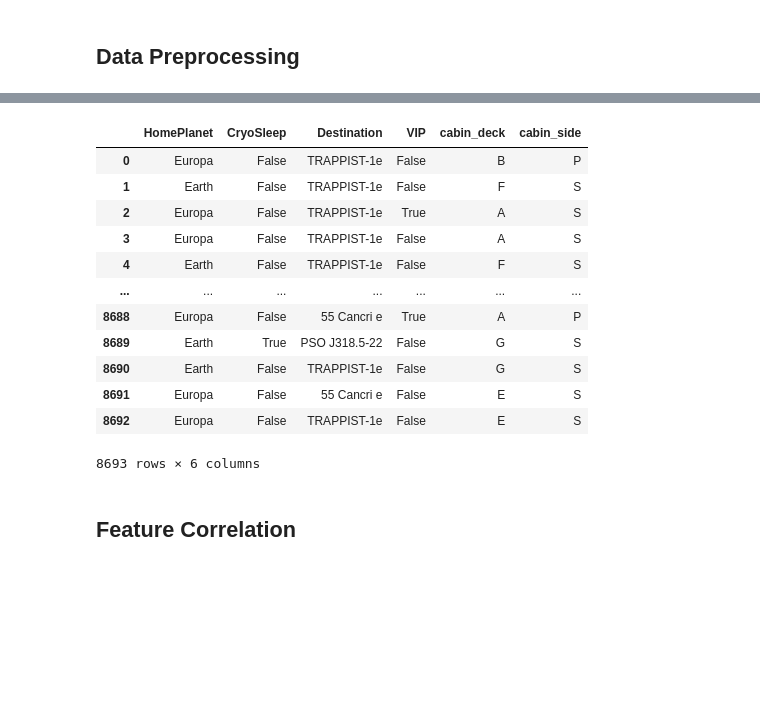
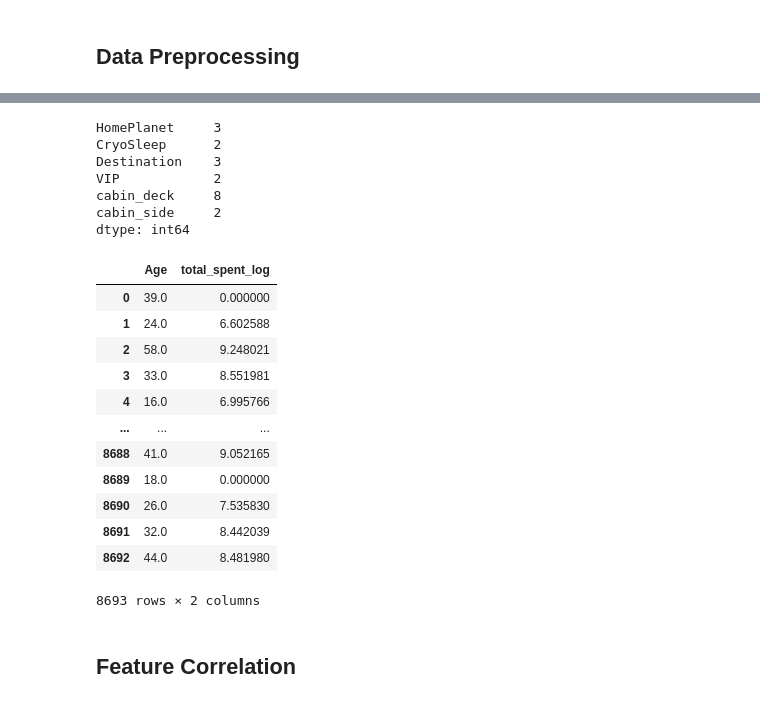
Before and after one commit to Tomateau/spaceship-titanic, a Jupyter notebook: Spaceship_Titanic.ipynb, the cells around one changed output, grey strips where cells are left out. Saved outputs shown, nothing was run; the diff lists cells and outputs as text; code cells hidden in the pictures; blank space fills up the shorter version.

```diff
--- a/Spaceship_Titanic.ipynb
+++ b/Spaceship_Titanic.ipynb
@@ -124,17 +178,27 @@ X.shape
 # %%
-X.select_dtypes(include='object')
+X.select_dtypes(include='object').nunique()
 # %% [output]
-|  | HomePlanet | CryoSleep | Destination | VIP | cabin_deck | cabin_side |
-| 0 | Europa | False | TRAPPIST-1e | False | B | P |
-| 1 | Earth | False | TRAPPIST-1e | False | F | S |
-| 2 | Europa | False | TRAPPIST-1e | True | A | S |
-| 3 | Europa | False | TRAPPIST-1e | False | A | S |
-| 4 | Earth | False | TRAPPIST-1e | False | F | S |
-| ... | ... | ... | ... | ... | ... | ... |
-| 8688 | Europa | False | 55 Cancri e | True | A | P |
-| 8689 | Earth | True | PSO J318.5-22 | False | G | S |
-| 8690 | Earth | False | TRAPPIST-1e | False | G | S |
-| 8691 | Europa | False | 55 Cancri e | False | E | S |
-| 8692 | Europa | False | TRAPPIST-1e | False | E | S |
-8693 rows × 6 columns
+HomePlanet     3
+CryoSleep      2
+Destination    3
+VIP            2
+cabin_deck     8
+cabin_side     2
+dtype: int64
+# %%
+X.select_dtypes(include="float64")
+# %% [output]
+|  | Age | total_spent_log |
+| 0 | 39.0 | 0.000000 |
+| 1 | 24.0 | 6.602588 |
+| 2 | 58.0 | 9.248021 |
+| 3 | 33.0 | 8.551981 |
+| 4 | 16.0 | 6.995766 |
+| ... | ... | ... |
+| 8688 | 41.0 | 9.052165 |
+| 8689 | 18.0 | 0.000000 |
+| 8690 | 26.0 | 7.535830 |
+| 8691 | 32.0 | 8.442039 |
+| 8692 | 44.0 | 8.481980 |
+8693 rows × 2 columns
 # %%
```
Also changed, not shown: parts of 35 cells of this notebook.
